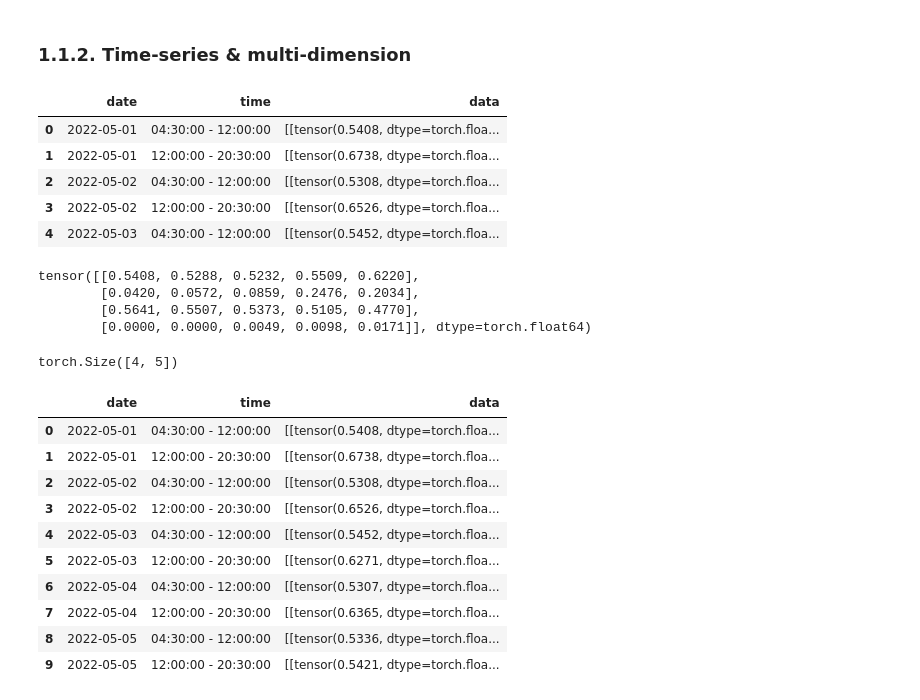
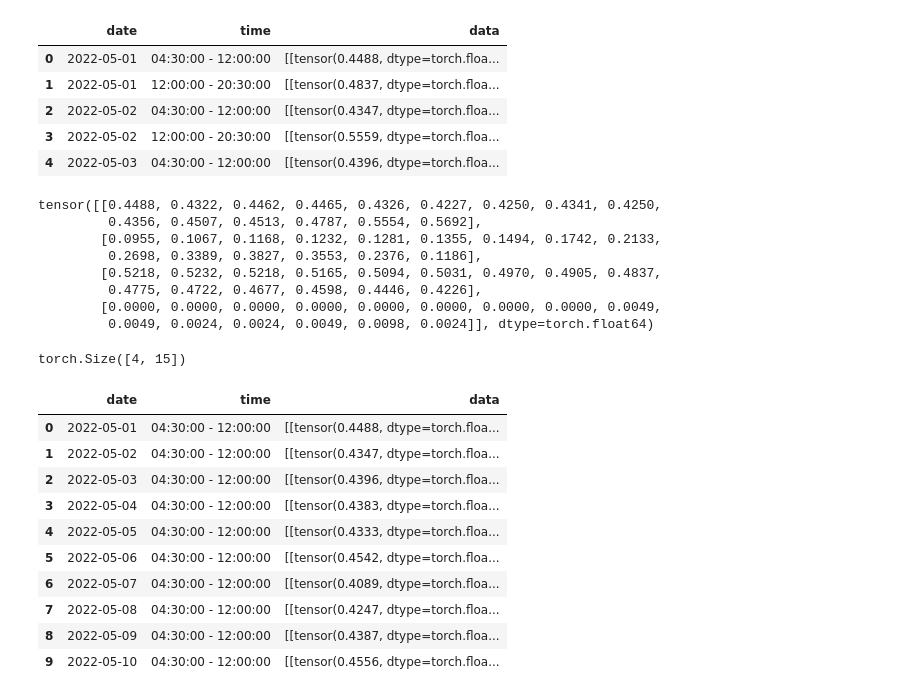
Before and after one commit to nguyenddat/Cluster_multidimension_data, a Jupyter notebook: clustering.ipynb, the cells around one changed output. Cells and saved outputs as stored; diff of their text form; code cells hidden in the pictures.

```diff
--- a/clustering.ipynb
+++ b/clustering.ipynb
@@ -117,8 +35,8 @@ df_data = {
 }
 # %%
 for date in dates:
-    rows = normalized_df[
-        normalized_df["start_time"].dt.date == date
+    rows = df[
+        df["start_time"].dt.date == date
     ]
 
     """---------------MORNING TIME---------------"""
@@ -128,7 +46,7 @@ for date in dates:
         (rows["end_time"].dt.time <= morning_end)
     ].sort_values("start_time")
 
-    for datatype in datatypes:
+    for datatype in ["temperature", "luminosity", "humidity", "motion"]:
         df_data[datatype].append(
             np.array(
                 morning_df[datatype].tolist()
@@ -145,7 +63,7 @@ for date in dates:
         (rows["end_time"].dt.time <= afternoon_end)
     ]
 
-    for datatype in datatypes:
+    for datatype in ["temperature", "luminosity", "humidity", "motion"]:
         df_data[datatype].append(
             np.array(
                 afternoon_df[datatype].tolist()
@@ -172,7 +90,5 @@ time_df.head(10)
-# %% [markdown]
-### 1.1.2. Time-series & multi-dimension
 # %%
-preprocessed_df = {
+final_df = {
     "date": [],
     "time": [],
     "data": []
@@ -188,50 +104,54 @@ for index, row in time_df.iterrows():
         data = torch.from_numpy(data)
         data = torch.squeeze(data)
 
-    preprocessed_df["date"].append(row["date"])
-    preprocessed_df["time"].append(row["time"])
-    preprocessed_df["data"].append(data)
+    final_df["date"].append(row["date"])
+    final_df["time"].append(row["time"])
+    final_df["data"].append(data)
 # %%
-preprocessed_df = pd.DataFrame(preprocessed_df)
-preprocessed_df.head(5)
+final_df = pd.DataFrame(final_df)
+final_df.head(5)
 # %% [output]
 |  | date | time | data |
-| 0 | 2022-05-01 | 04:30:00 - 12:00:00 | [[tensor(0.5408, dtype=torch.floa... |
-| 1 | 2022-05-01 | 12:00:00 - 20:30:00 | [[tensor(0.6738, dtype=torch.floa... |
-| 2 | 2022-05-02 | 04:30:00 - 12:00:00 | [[tensor(0.5308, dtype=torch.floa... |
-| 3 | 2022-05-02 | 12:00:00 - 20:30:00 | [[tensor(0.6526, dtype=torch.floa... |
-| 4 | 2022-05-03 | 04:30:00 - 12:00:00 | [[tensor(0.5452, dtype=torch.floa... |
+| 0 | 2022-05-01 | 04:30:00 - 12:00:00 | [[tensor(0.4488, dtype=torch.floa... |
+| 1 | 2022-05-01 | 12:00:00 - 20:30:00 | [[tensor(0.4837, dtype=torch.floa... |
+| 2 | 2022-05-02 | 04:30:00 - 12:00:00 | [[tensor(0.4347, dtype=torch.floa... |
+| 3 | 2022-05-02 | 12:00:00 - 20:30:00 | [[tensor(0.5559, dtype=torch.floa... |
+| 4 | 2022-05-03 | 04:30:00 - 12:00:00 | [[tensor(0.4396, dtype=torch.floa... |
 # %%
-preprocessed_df.loc[0]["data"]
+final_df.loc[0]["data"]
 # %% [output]
-tensor([[0.5408, 0.5288, 0.5232, 0.5509, 0.6220],
-        [0.0420, 0.0572, 0.0859, 0.2476, 0.2034],
-        [0.5641, 0.5507, 0.5373, 0.5105, 0.4770],
-        [0.0000, 0.0000, 0.0049, 0.0098, 0.0171]], dtype=torch.float64)
+tensor([[0.4488, 0.4322, 0.4462, 0.4465, 0.4326, 0.4227, 0.4250, 0.4341, 0.4250,
+         0.4356, 0.4507, 0.4513, 0.4787, 0.5554, 0.5692],
+        [0.0955, 0.1067, 0.1168, 0.1232, 0.1281, 0.1355, 0.1494, 0.1742, 0.2133,
+         0.2698, 0.3389, 0.3827, 0.3553, 0.2376, 0.1186],
+        [0.5218, 0.5232, 0.5218, 0.5165, 0.5094, 0.5031, 0.4970, 0.4905, 0.4837,
+         0.4775, 0.4722, 0.4677, 0.4598, 0.4446, 0.4226],
+        [0.0000, 0.0000, 0.0000, 0.0000, 0.0000, 0.0000, 0.0000, 0.0000, 0.0049,
+         0.0049, 0.0024, 0.0024, 0.0049, 0.0098, 0.0024]], dtype=torch.float64)
 # %%
-preprocessed_df.loc[0]["data"].shape
+final_df.loc[0]["data"].shape
 # %% [output]
-torch.Size([4, 5])
+torch.Size([4, 15])
 # %%
-preprocessed_df = preprocessed_df.drop(
-    index=preprocessed_df[
-        preprocessed_df["data"].apply(lambda x: x.shape != torch.Size([4, 5]))
+preprocessed_df = final_df.drop(
+    index=final_df[
+        final_df["data"].apply(lambda x: x.shape != torch.Size([4, 15]))
     ].index
 ).reset_index(drop=True)
 
 preprocessed_df.head(10)
 # %% [output]
 |  | date | time | data |
-| 0 | 2022-05-01 | 04:30:00 - 12:00:00 | [[tensor(0.5408, dtype=torch.floa... |
-| 1 | 2022-05-01 | 12:00:00 - 20:30:00 | [[tensor(0.6738, dtype=torch.floa... |
-| 2 | 2022-05-02 | 04:30:00 - 12:00:00 | [[tensor(0.5308, dtype=torch.floa... |
-| 3 | 2022-05-02 | 12:00:00 - 20:30:00 | [[tensor(0.6526, dtype=torch.floa... |
-| 4 | 2022-05-03 | 04:30:00 - 12:00:00 | [[tensor(0.5452, dtype=torch.floa... |
-| 5 | 2022-05-03 | 12:00:00 - 20:30:00 | [[tensor(0.6271, dtype=torch.floa... |
-| 6 | 2022-05-04 | 04:30:00 - 12:00:00 | [[tensor(0.5307, dtype=torch.floa... |
-| 7 | 2022-05-04 | 12:00:00 - 20:30:00 | [[tensor(0.6365, dtype=torch.floa... |
-| 8 | 2022-05-05 | 04:30:00 - 12:00:00 | [[tensor(0.5336, dtype=torch.floa... |
-| 9 | 2022-05-05 | 12:00:00 - 20:30:00 | [[tensor(0.5421, dtype=torch.floa... |
+| 0 | 2022-05-01 | 04:30:00 - 12:00:00 | [[tensor(0.4488, dtype=torch.floa... |
+| 1 | 2022-05-02 | 04:30:00 - 12:00:00 | [[tensor(0.4347, dtype=torch.floa... |
+| 2 | 2022-05-03 | 04:30:00 - 12:00:00 | [[tensor(0.4396, dtype=torch.floa... |
+| 3 | 2022-05-04 | 04:30:00 - 12:00:00 | [[tensor(0.4383, dtype=torch.floa... |
+| 4 | 2022-05-05 | 04:30:00 - 12:00:00 | [[tensor(0.4333, dtype=torch.floa... |
+| 5 | 2022-05-06 | 04:30:00 - 12:00:00 | [[tensor(0.4542, dtype=torch.floa... |
+| 6 | 2022-05-07 | 04:30:00 - 12:00:00 | [[tensor(0.4089, dtype=torch.floa... |
+| 7 | 2022-05-08 | 04:30:00 - 12:00:00 | [[tensor(0.4247, dtype=torch.floa... |
+| 8 | 2022-05-09 | 04:30:00 - 12:00:00 | [[tensor(0.4387, dtype=torch.floa... |
+| 9 | 2022-05-10 | 04:30:00 - 12:00:00 | [[tensor(0.4556, dtype=torch.floa... |
 # %%
 data = torch.stack(
     tuple(preprocessed_df["data"])
```
Also changed, not shown: parts of 16 cells of this notebook, 2 other files.
